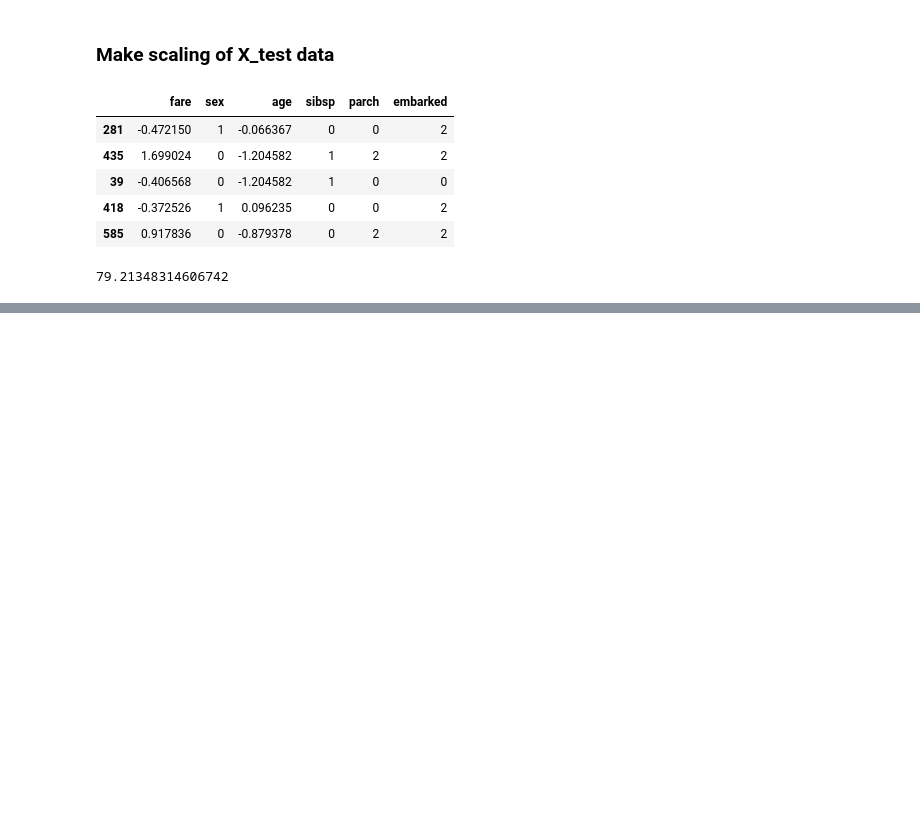
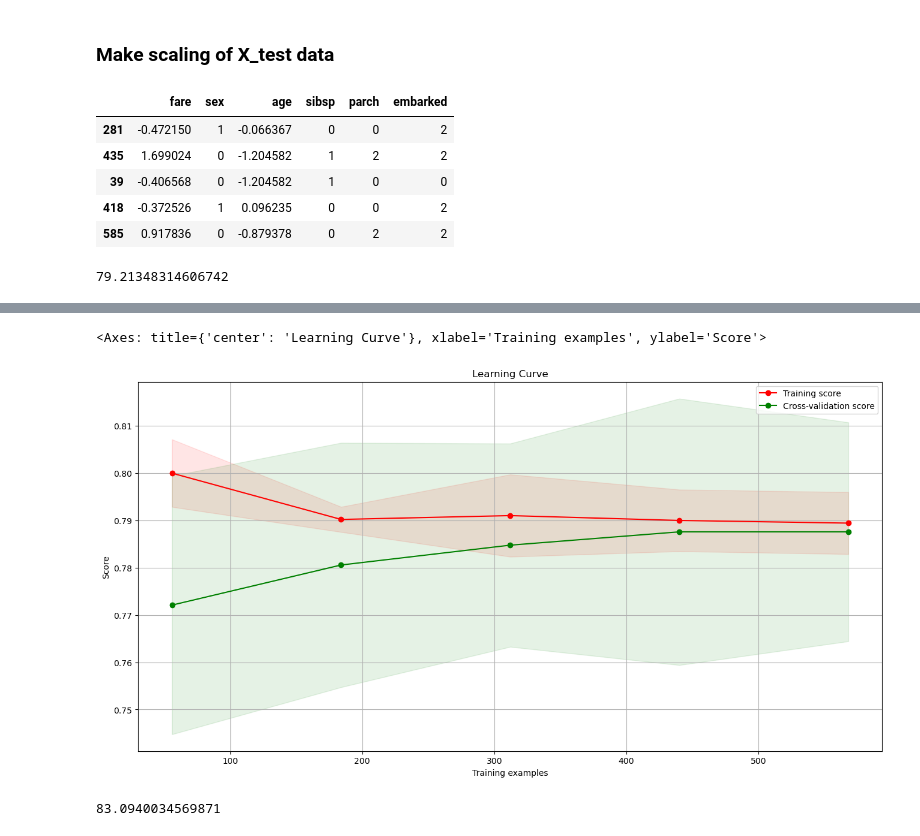
Before and after one commit to Templar121/Advanced-ML-with-Python, a Jupyter notebook: DAY 5/titanic_data.ipynb, the cells around one changed output, grey strips where cells are left out. Cells and saved outputs as stored; diff of their text form; code cells hidden in the pictures; blank space fills up the shorter version.

```diff
--- a/DAY 5/titanic_data.ipynb
+++ b/DAY 5/titanic_data.ipynb
@@ -335,0 +387,5 @@ y_pred = log_pred.predict(X_test)
+# %%
+skplt.estimators.plot_learning_curve(log_reg, X_train, Y_train)
+# %% [output]
+<Axes: title={'center': 'Learning Curve'}, xlabel='Training examples', ylabel='Score'>
+[figure, added]
@@ -335,0 +396,7 @@ y_pred = log_pred.predict(X_test)
+# %%
+class_1_proba = list()
+for i in y_pred_proba:
+    class_1_proba.append(i[1])
+print(roc_auc_score(Y_test, class_1_proba) * 100)
+# %% [output]
+83.0940034569871
```
Also changed, not shown: parts of 13 cells of this notebook, 1 other file.
